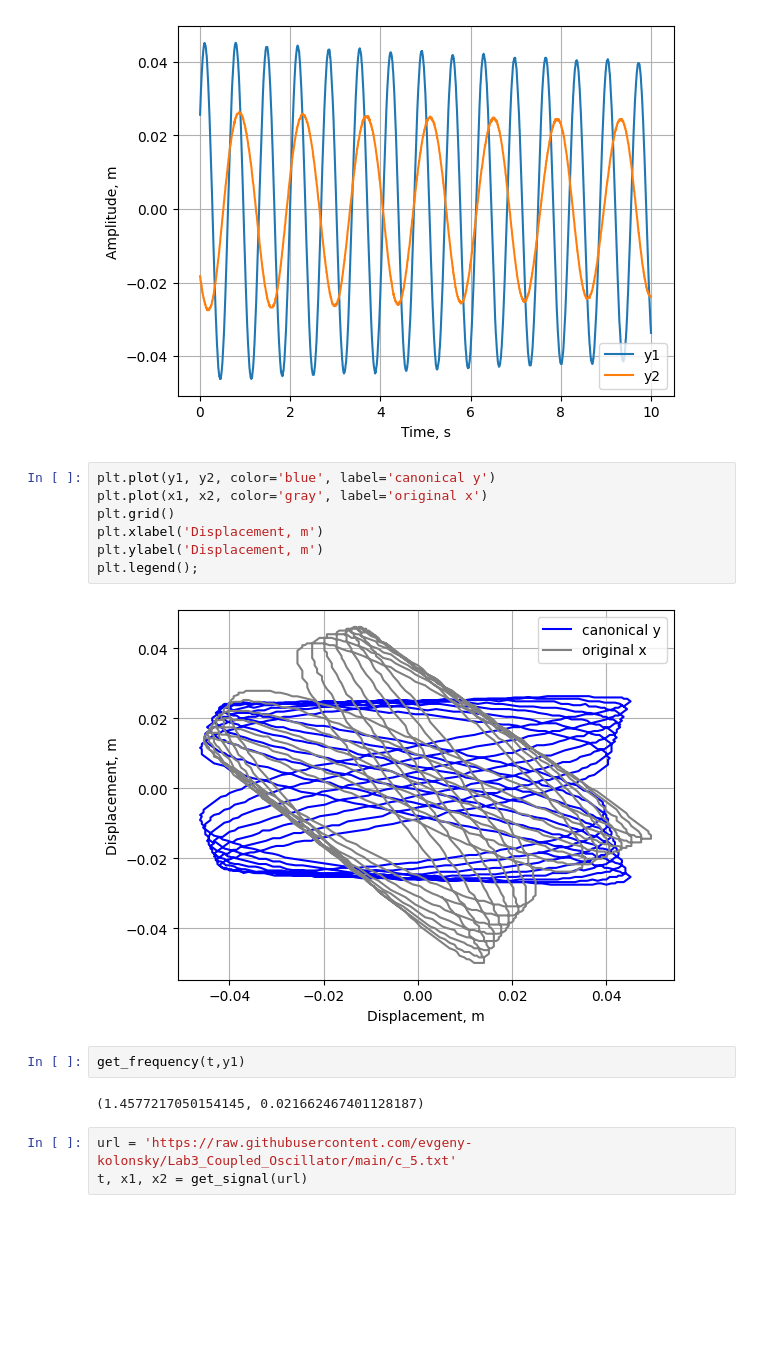
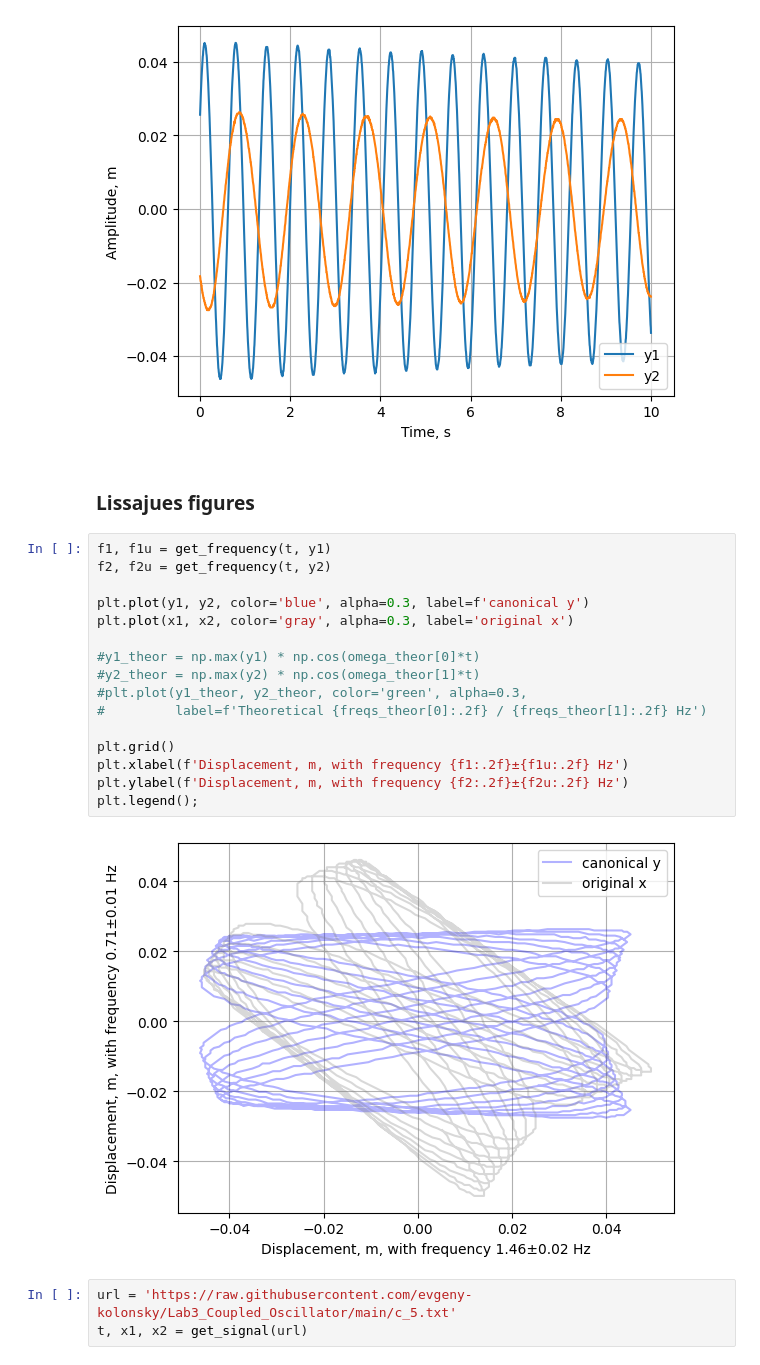
Before and after one commit to evgeny-kolonsky/Lab3_Coupled_Oscillator, a Jupyter notebook: Lab3_Coupled_Oscillator.ipynb, the cells around one changed output. Drawn from its saved outputs; the diff is of its cells as text; blank space fills up the shorter version.

```diff
--- a/Lab3_Coupled_Oscillator.ipynb
+++ b/Lab3_Coupled_Oscillator.ipynb
@@ -233,19 +234,26 @@ t, x1, x2 = get_signal(url)
 y1, y2 = rotate(x1, x2)
 # %% [output]
 [figure]
-# %%
-plt.plot(y1, y2, color='blue', label='canonical y')
-plt.plot(x1, x2, color='gray', label='original x')
-plt.grid()
-plt.xlabel('Displacement, m')
-plt.ylabel('Displacement, m')
-plt.legend();
-# %% [output]
-[figure, removed]
-# %%
-get_frequency(t,y1)
-# %% [output]
-(1.4577217050154145, 0.021662467401128187)
+# %% [markdown]
+### Lissajues figures
+# %%
+f1, f1u = get_frequency(t, y1)
+f2, f2u = get_frequency(t, y2)
+
+plt.plot(y1, y2, color='blue', alpha=0.3, label=f'canonical y')
+plt.plot(x1, x2, color='gray', alpha=0.3, label='original x')
+
+#y1_theor = np.max(y1) * np.cos(omega_theor[0]*t)
+#y2_theor = np.max(y2) * np.cos(omega_theor[1]*t)
+#plt.plot(y1_theor, y2_theor, color='green', alpha=0.3,
+#         label=f'Theoretical {freqs_theor[0]:.2f} / {freqs_theor[1]:.2f} Hz')
+
+plt.grid()
+plt.xlabel(f'Displacement, m, with frequency {f1:.2f}±{f1u:.2f} Hz')
+plt.ylabel(f'Displacement, m, with frequency {f2:.2f}±{f2u:.2f} Hz')
+plt.legend();
+# %% [output]
+[figure, added]
 # %%
 url = 'https://raw.githubusercontent.com/evgeny-kolonsky/Lab3_Coupled_Oscillator/main/c_5.txt'
 t, x1, x2 = get_signal(url)
```
Also changed, not shown: parts of 4 cells of this notebook.
